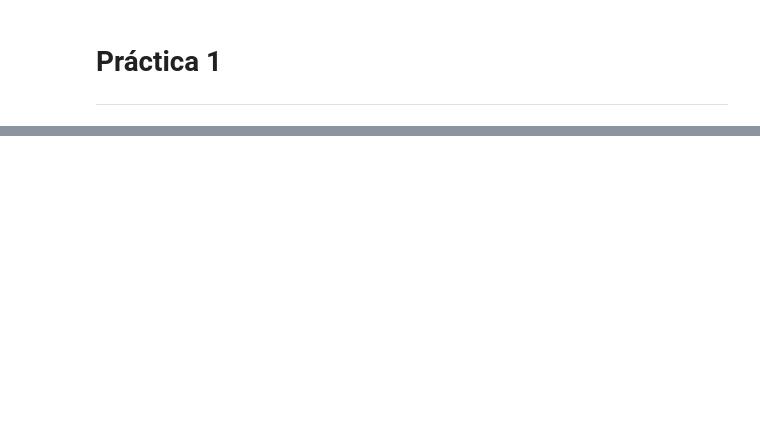
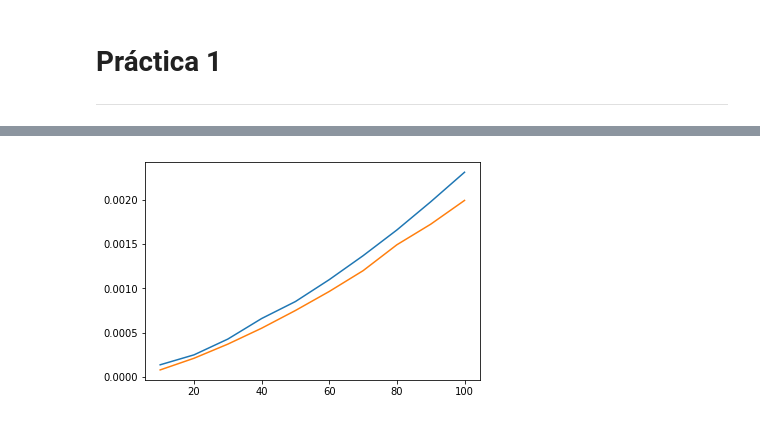
Before and after one commit to RodrigoDePool/daalg, a Jupyter notebook: Practica1/Practica1.ipynb, the cells around one changed output, grey strips where cells are left out. Drawn from its saved outputs; the diff is of its cells as text; code cells hidden in the pictures; blank space fills up the shorter version.

```diff
--- a/Practica1/Practica1.ipynb
+++ b/Practica1/Practica1.ipynb
@@ -203,0 +235,6 @@ print(time_dijkstra_d(10,10, 100, 10))
+# %%
+plt.plot(x,y)
+plt.plot(x,y2)
+plt.legend(loc='upper left')
+# %% [output]
+[figure, added]
```
Also changed, not shown: parts of 15 cells of this notebook.
